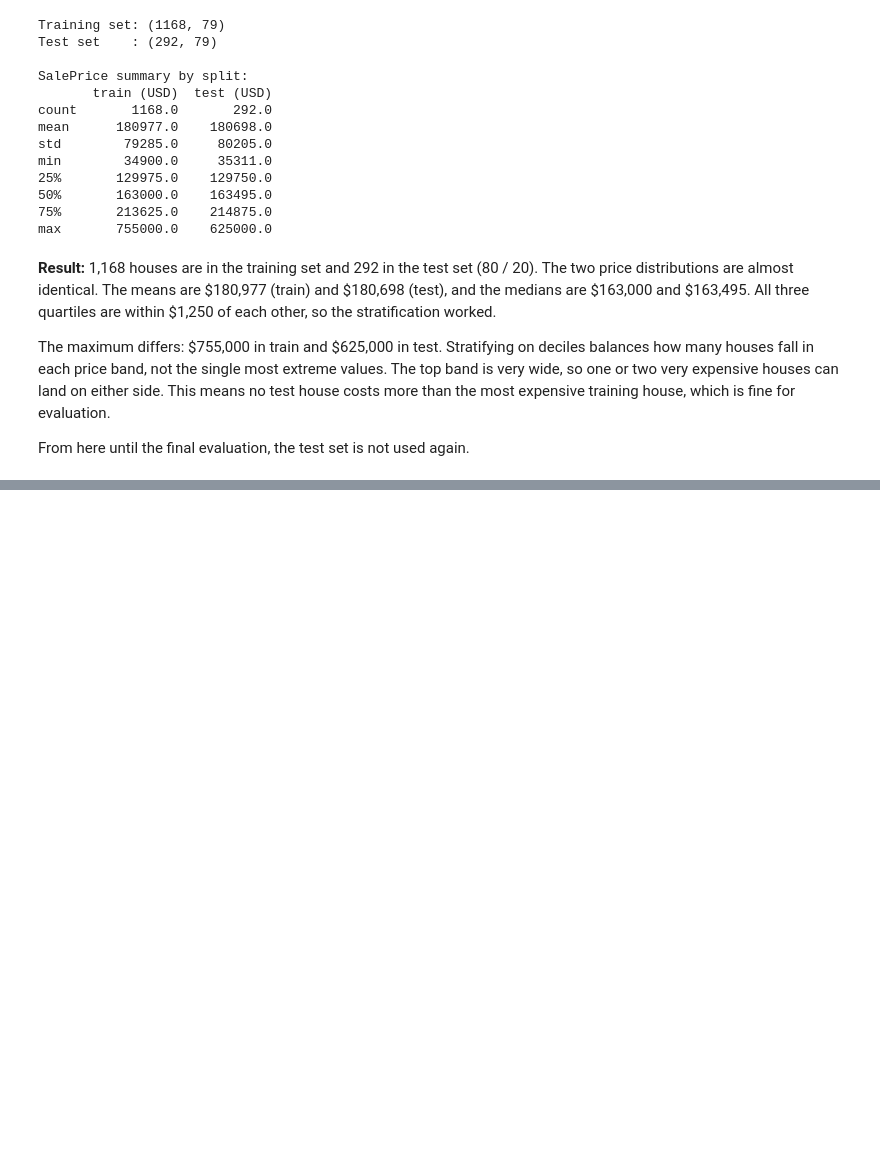
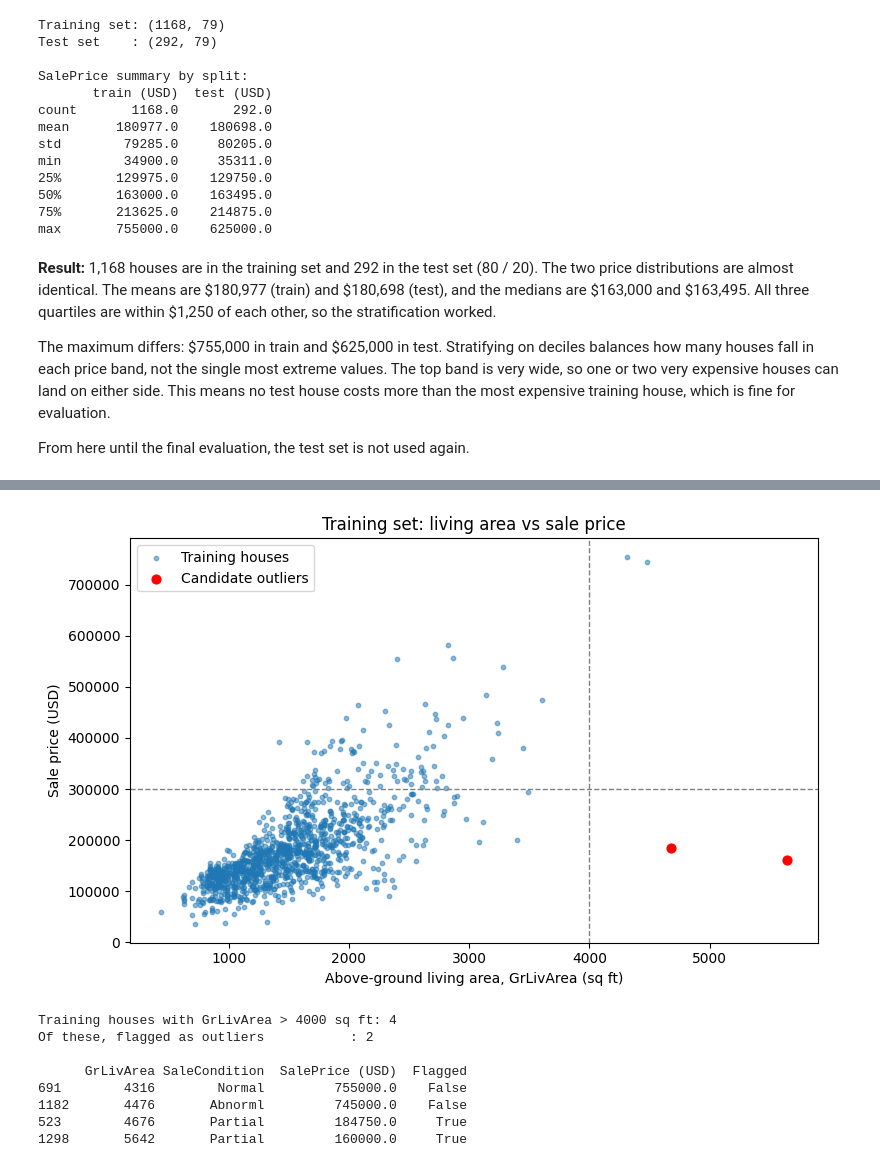
Before and after one commit to Nabhya009/Machine-Learning-project, a Jupyter notebook: notebooks/02_modelling.ipynb, the cells around one changed output, grey strips where cells are left out. Drawn from its saved outputs; the diff is of its cells as text; code cells hidden in the pictures; blank space fills up the shorter version.

Commit message:
feat: flag and remove partial-sale outliers from training set only

```diff
--- a/notebooks/02_modelling.ipynb
+++ b/notebooks/02_modelling.ipynb
@@ -170,0 +181,45 @@ From here until the final evaluation, the test set is not used again.
+# %%
+# Thresholds from De Cock (2011) and our EDA scatter plot.
+OUTLIER_MIN_AREA = 4000      # above-ground living area, sq ft
+OUTLIER_MAX_PRICE = 300000   # sale price, USD
+
+# Work in dollars here: the rule is stated in dollars, and dollars are easier to read on a plot.
+train_price = np.expm1(y_train)
+
+# A candidate outlier is very large AND cheap: it breaks the "bigger house -> higher price" trend.
+is_outlier = (X_train["GrLivArea"] > OUTLIER_MIN_AREA) & (train_price < OUTLIER_MAX_PRICE)
+
+fig, ax = plt.subplots(figsize=(8, 5))
+ax.scatter(X_train.loc[~is_outlier, "GrLivArea"], train_price[~is_outlier],
+           s=10, alpha=0.5, label="Training houses")
+ax.scatter(X_train.loc[is_outlier, "GrLivArea"], train_price[is_outlier],
+           s=40, color="red", label="Candidate outliers")
+# Dashed lines mark the two thresholds of the rule.
+ax.axvline(OUTLIER_MIN_AREA, color="grey", linestyle="--", linewidth=1)
+ax.axhline(OUTLIER_MAX_PRICE, color="grey", linestyle="--", linewidth=1)
+ax.set_title("Training set: living area vs sale price")
+ax.set_xlabel("Above-ground living area, GrLivArea (sq ft)")
+ax.set_ylabel("Sale price (USD)")
+ax.legend()
+fig.tight_layout()
+fig.savefig("outputs/figures/train_grlivarea_vs_saleprice.png", dpi=150)
+plt.show()
+
+# Show the flagged houses, and every large house, so the rule can be judged house by house.
+large_houses = X_train.loc[X_train["GrLivArea"] > OUTLIER_MIN_AREA, ["GrLivArea", "SaleCondition"]].copy()
+large_houses["SalePrice (USD)"] = train_price[large_houses.index].round(0)
+large_houses["Flagged"] = is_outlier[large_houses.index]
+print("Training houses with GrLivArea > 4000 sq ft:", len(large_houses))
+print("Of these, flagged as outliers           :", int(is_outlier.sum()))
+print()
+print(large_houses.sort_values("GrLivArea"))
+# %% [output]
+[figure, added]
+Training houses with GrLivArea > 4000 sq ft: 4
+Of these, flagged as outliers           : 2
+
+      GrLivArea SaleCondition  SalePrice (USD)  Flagged
+691        4316        Normal         755000.0    False
+1182       4476       Abnorml         745000.0    False
+523        4676       Partial         184750.0     True
+1298       5642       Partial         160000.0     True
```
Also changed, not shown: parts of 4 cells of this notebook.
